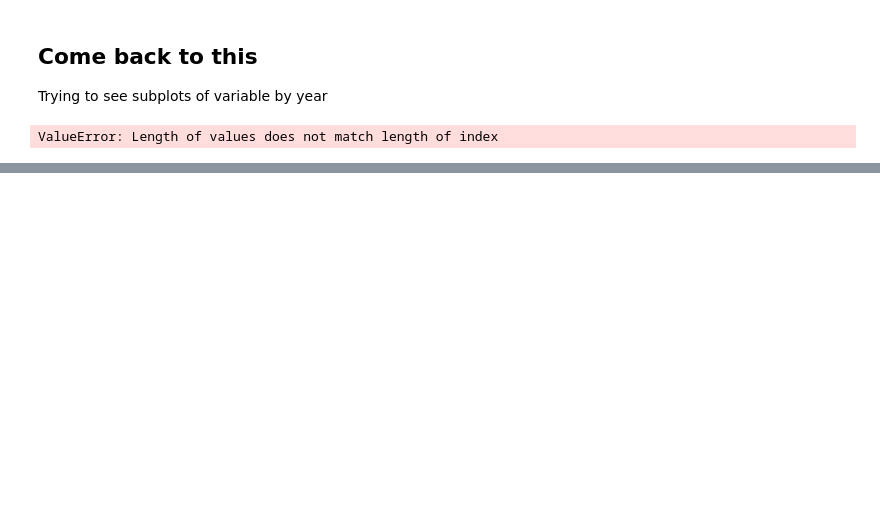
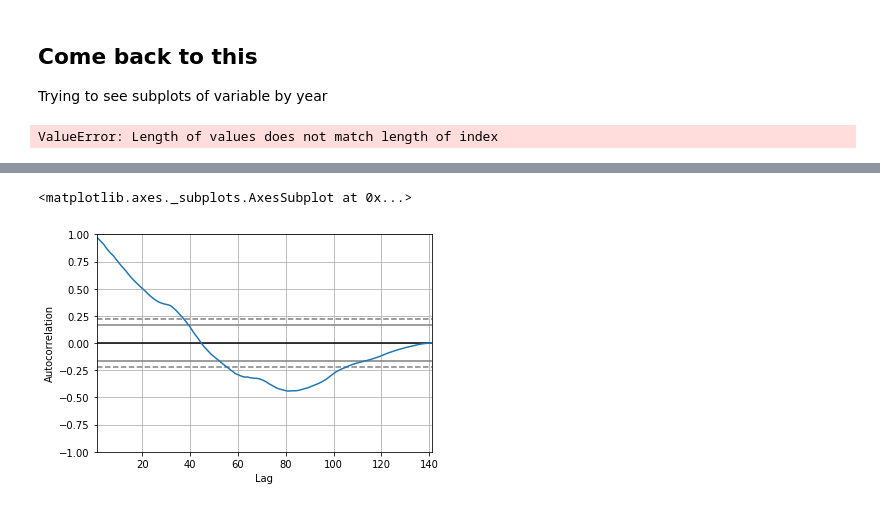
Before and after one commit to allaccountstaken/banks_number_decline, a Jupyter notebook: notebooks/NJ-bank_eda-TimeSeriesAnalysis.ipynb, the cells around one changed output, grey strips where cells are left out. Saved outputs shown, nothing was run; the diff lists cells and outputs as text; code cells hidden in the pictures; blank space fills up the shorter version.

```diff
--- a/notebooks/NJ-bank_eda-TimeSeriesAnalysis.ipynb
+++ b/notebooks/NJ-bank_eda-TimeSeriesAnalysis.ipynb
@@ -64,0 +152,5 @@ Moving on to seasonality and trend
+# %%
+pd.plotting.autocorrelation_plot(np.log(df2.USNIM))
+# %% [output]
+<matplotlib.axes._subplots.AxesSubplot at 0x...>
+[figure, added]
```
Also changed, not shown: parts of 22 cells of this notebook.
